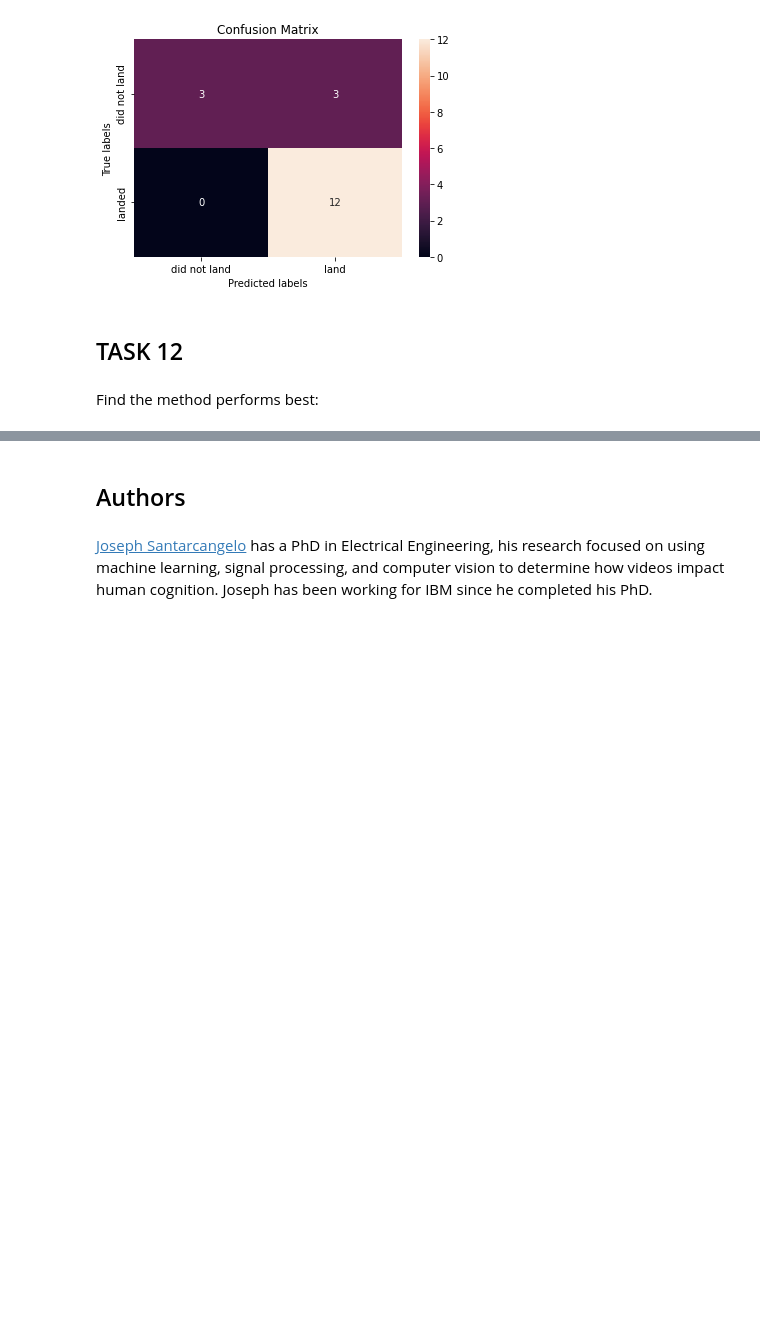
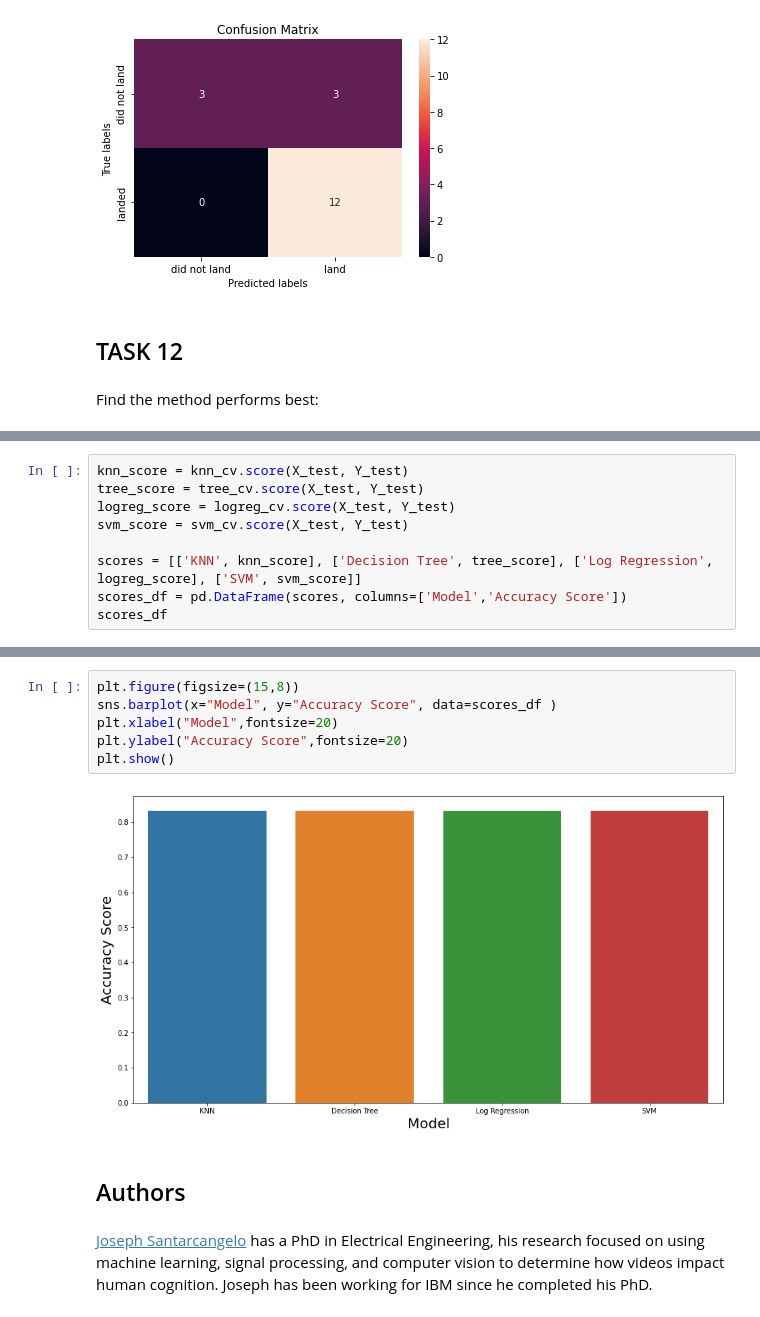
Before and after one commit to Sharlmagne/ibm-data-science-course, a Jupyter notebook: Machine Learning Prediction.ipynb, the cells around one changed output, grey strips where cells are left out. Drawn from its saved outputs; the diff is of its cells as text; blank space fills up the shorter version.

```diff
--- a/Machine Learning Prediction.ipynb
+++ b/Machine Learning Prediction.ipynb
@@ -343,0 +345,9 @@ All except decision tree model had a training set and test set score of 0.85 and
+# %%
+knn_score = knn_cv.score(X_test, Y_test)
+tree_score = tree_cv.score(X_test, Y_test)
+logreg_score = logreg_cv.score(X_test, Y_test)
+svm_score = svm_cv.score(X_test, Y_test)
+
+scores = [['KNN', knn_score], ['Decision Tree', tree_score], ['Log Regression', logreg_score], ['SVM', svm_score]]
+scores_df = pd.DataFrame(scores, columns=['Model','Accuracy Score'])
+scores_df
@@ -344,3 +360,11 @@ All except decision tree model had a training set and test set score of 0.85 and
+# %%
+plt.figure(figsize=(15,8))
+sns.barplot(x="Model", y="Accuracy Score", data=scores_df )
+plt.xlabel("Model",fontsize=20)
+plt.ylabel("Accuracy Score",fontsize=20)
+plt.show()
+# %% [output]
+[figure, added]
 # %% [markdown]
 ## Authors
 # %% [markdown]
```
Also changed, not shown: parts of 4 cells of this notebook.
